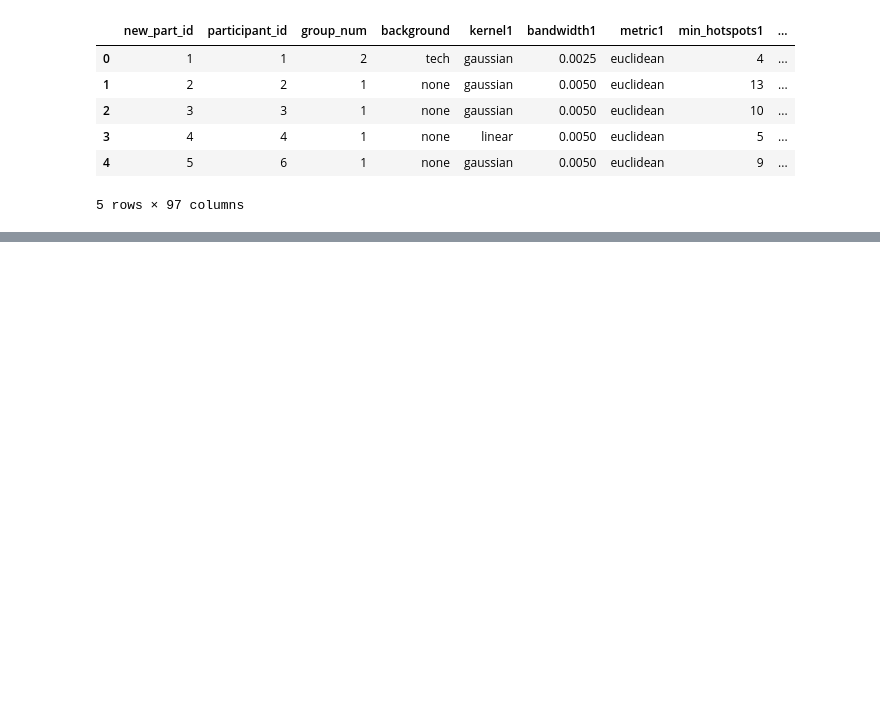
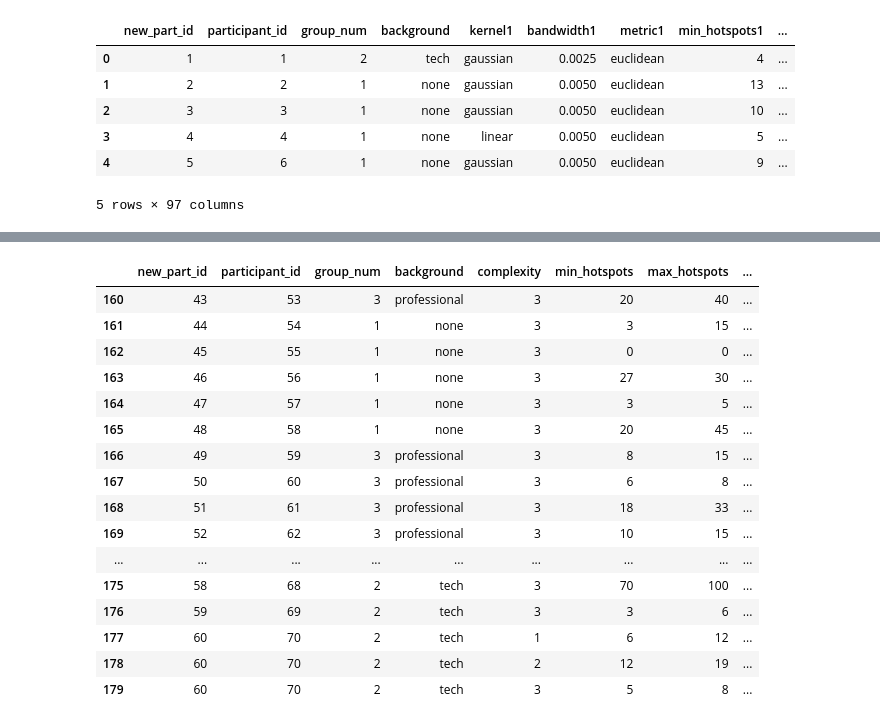
Before and after one commit to marquettecomputationalsocialscience/mkecs-kde, a Jupyter notebook: Analysis/datasetOrganizing.ipynb, the cells around one changed output, grey strips where cells are left out. Drawn from its saved outputs; the diff is of its cells as text; code cells hidden in the pictures; blank space fills up the shorter version.

Commit message:
participant 70 map

```diff
--- a/Analysis/datasetOrganizing.ipynb
+++ b/Analysis/datasetOrganizing.ipynb
@@ -55,3 +55,10 @@ data_g2.to_csv('data/g2.csv', sep='\t')
 data_g3= data[data['group_num']==3]
 
 data_g3.to_csv('data/g3.csv', sep='\t')
+# %%
+data = pd.read_csv('data/anovaFriendly.csv')
+# %%
+data['k']=0
+data['b']=0
+data['d']=0
+data.head(10)
@@ -57,0 +77,4 @@ data_g3.to_csv('data/g3.csv', sep='\t')
+# %%
+data.loc[data['kernel'] != 'gaussian', 'k']=1
+data.loc[(data['bandwidth'] != 0.005), 'b']=1
+data.loc[data['distance'] != 'euclidean', 'd']=1
@@ -57,0 +95,20 @@ data_g3.to_csv('data/g3.csv', sep='\t')
+# %%
+data.tail(20)
+# %% [output]
+|  | new_part_id | participant_id | group_num | background | complexity | min_hotspots | max_hotspots | ... |
+| 160 | 43 | 53 | 3 | professional | 3 | 20 | 40 | ... |
+| 161 | 44 | 54 | 1 | none | 3 | 3 | 15 | ... |
+| 162 | 45 | 55 | 1 | none | 3 | 0 | 0 | ... |
+| 163 | 46 | 56 | 1 | none | 3 | 27 | 30 | ... |
+| 164 | 47 | 57 | 1 | none | 3 | 3 | 5 | ... |
+| 165 | 48 | 58 | 1 | none | 3 | 20 | 45 | ... |
+| 166 | 49 | 59 | 3 | professional | 3 | 8 | 15 | ... |
+| 167 | 50 | 60 | 3 | professional | 3 | 6 | 8 | ... |
+| 168 | 51 | 61 | 3 | professional | 3 | 18 | 33 | ... |
+| 169 | 52 | 62 | 3 | professional | 3 | 10 | 15 | ... |
+| ... | ... | ... | ... | ... | ... | ... | ... | ... |
+| 175 | 58 | 68 | 2 | tech | 3 | 70 | 100 | ... |
+| 176 | 59 | 69 | 2 | tech | 3 | 3 | 6 | ... |
+| 177 | 60 | 70 | 2 | tech | 1 | 6 | 12 | ... |
+| 178 | 60 | 70 | 2 | tech | 2 | 12 | 19 | ... |
+| 179 | 60 | 70 | 2 | tech | 3 | 5 | 8 | ... |
```
Also changed, not shown: parts of 3 cells of this notebook, 7 other files.
